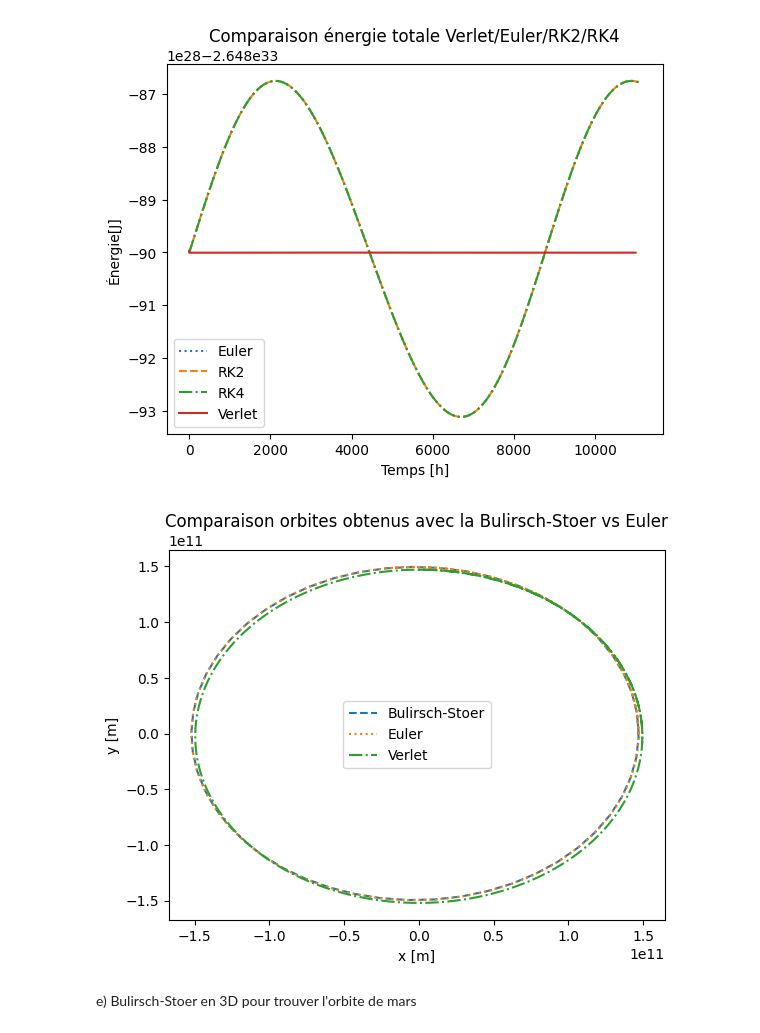
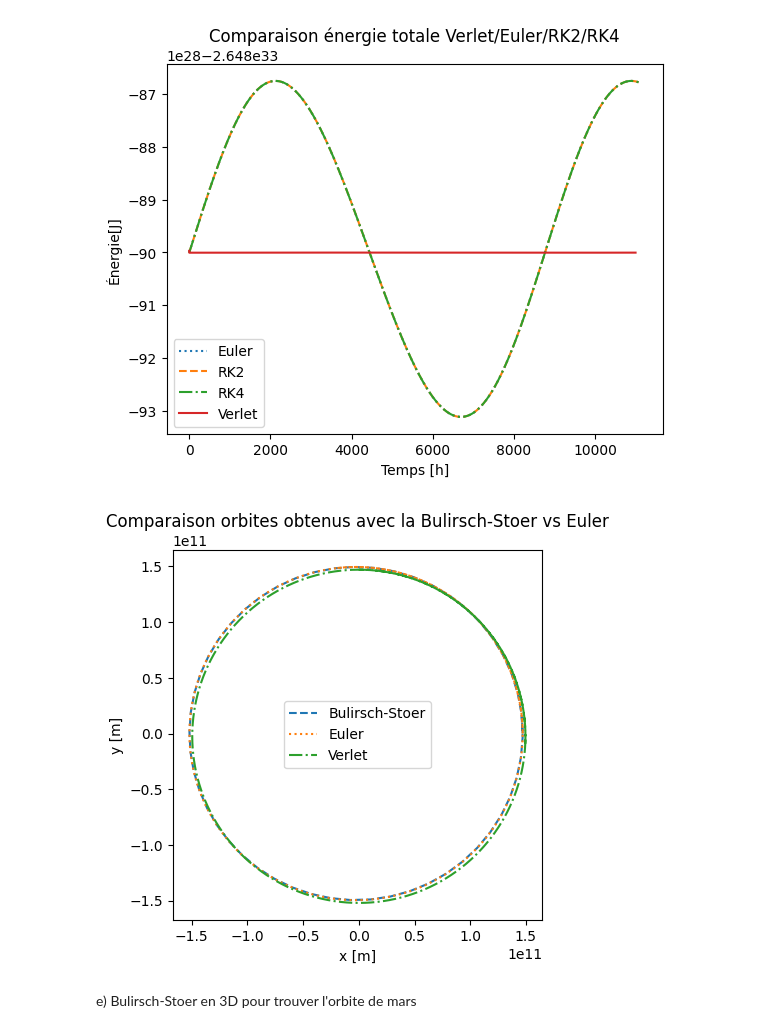
Before and after one commit to gamer39/Physique_numerique, a Jupyter notebook: Tp3/tp3.ipynb, the cells around one changed output. Drawn from its saved outputs; the diff is of its cells as text; code cells hidden in the pictures.

```diff
--- a/Tp3/tp3.ipynb
+++ b/Tp3/tp3.ipynb
@@ -284,34 +286,35 @@ def Bulirsch(a, b, H, r_0, v_0, delta):
             R1x[0] = 0.5*(r1x+r2x+0.5*h*g(r2x, r2y)[0:2])
             R1y = np.empty([n,2], float)
             R1y[0] = 0.5*(r1y+r2y+0.5*h*g(r2x ,r2y)[2:4])
 
             for m in range (1, n):
                 epsilonx = (R1x[m-1]-R2x[m-1])/((n/(n-1))**(2*m)-1)
                 R1x[m] = R1x[m-1] + epsilonx
                 epsilony = (R1y[m-1]-R2y[m-1])/((n/(n-1))**(2*m)-1)
                 R1y[m] = R1y[m-1] + epsilony
             errorx = abs(epsilonx[0])
             errory = abs(epsilony[0])
 
         rx = R1x[n-1]
         ry = R1y[n-1]
     return(x,y,vx, vy, tpoints)
 
 r_0 = 1.4710e11 # m
 v_0 = 3.0287e4 #m/s
 
 xBur, yBur,vxbur, vybur, tBur = Bulirsch(0, 32500000, 3600*24*7, r_0, v_0, 1000/(365*24*3600))
 
 plt.title("Comparaison orbites obtenus avec la Bulirsch-Stoer vs Euler")
 plt.plot(xBur, yBur, label = "Bulirsch-Stoer", linestyle="dashed")
 plt.plot(xEuler, yEuler, label="Euler", linestyle="dotted")
 plt.plot(xverlet, yverlet, label="Verlet", linestyle="dashdot")
+plt.gca().set_aspect("equal")
 plt.ylabel("y [m]")
 plt.xlabel("x [m]")
 plt.legend()
 plt.show()
 # %% [output]
-[figure, old version]
+[figure, new version]
 # %% [markdown]
 e) Bulirsch-Stoer en 3D pour trouver l'orbite de mars
 # %%
```
Also changed, not shown: parts of 2 cells of this notebook.
